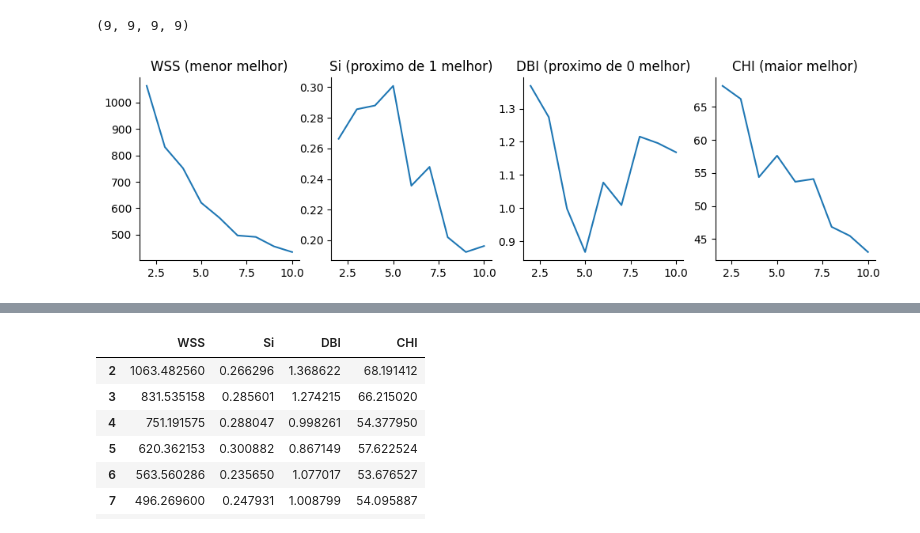
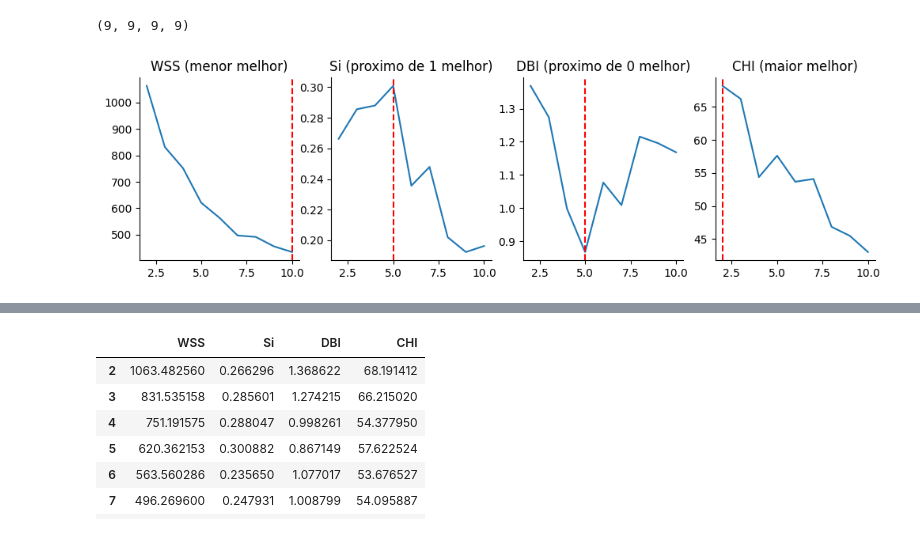
Before and after one commit to carolsouza/pd-clusterizacao, a Jupyter notebook: pd-clusterizacao-validacao-25E4_3.ipynb, the cells around one changed output, grey strips where cells are left out. Drawn from its saved outputs; the diff is of its cells as text; code cells hidden in the pictures.

```diff
--- a/pd-clusterizacao-validacao-25E4_3.ipynb
+++ b/pd-clusterizacao-validacao-25E4_3.ipynb
@@ -201,17 +222,22 @@ len(wss_list), len(si_list), len(dbi_list), len(chi_list)
 # %%
 f, ax = plt.subplots(1, 4, figsize=(12, 3))
 
 sns.lineplot(x=range(2, 11), y=wss_list, ax=ax[0])
 sns.lineplot(x=range(2, 11), y=si_list, ax=ax[1])
 sns.lineplot(x=range(2, 11), y=dbi_list, ax=ax[2])
 sns.lineplot(x=range(2, 11), y=chi_list, ax=ax[3])
 
 ax[0].set_title('WSS (menor melhor)')
 ax[1].set_title('Si (proximo de 1 melhor)')
 ax[2].set_title('DBI (proximo de 0 melhor)')
 ax[3].set_title('CHI (maior melhor)')
 
+ax[0].axvline(x=10, color='red', linestyle='--')
+ax[1].axvline(x=5, color='red', linestyle='--')
+ax[2].axvline(x=5, color='red', linestyle='--')
+ax[3].axvline(x=2, color='red', linestyle='--')
+
 sns.despine()
 plt.show()
 # %% [output]
-[figure, old version]
+[figure, new version]
```
Also changed, not shown: parts of 33 cells of this notebook, 1 other file.
